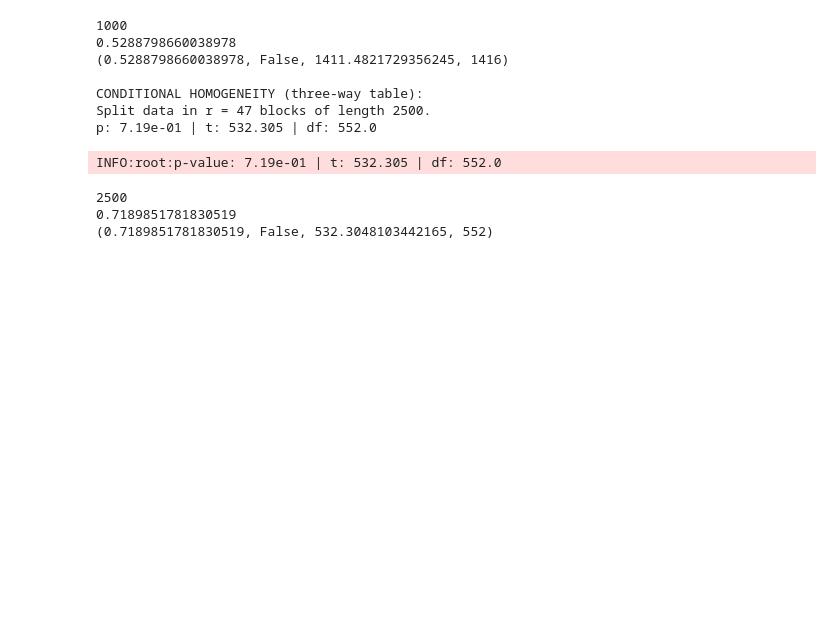
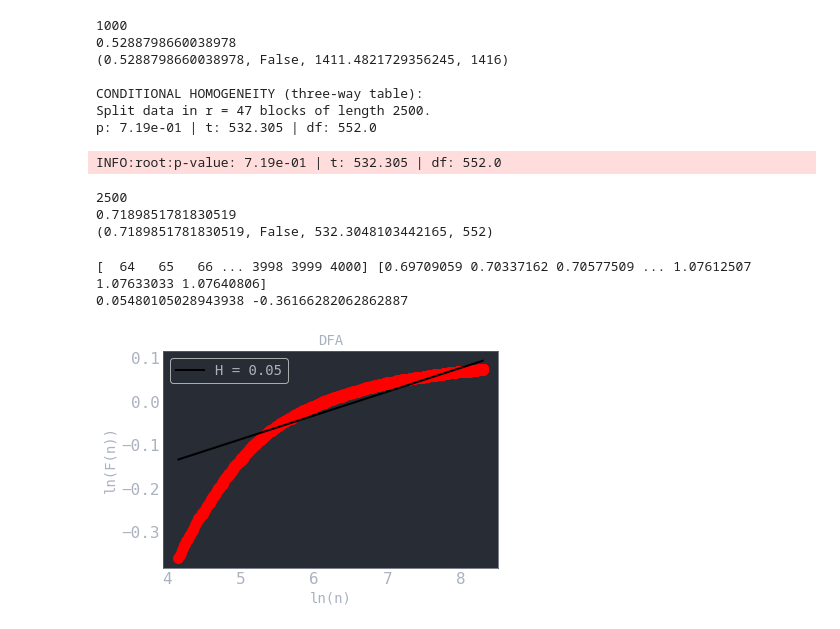
Before and after one commit to jajcayn/eeg_latent_space, a Jupyter notebook: notebooks/test_dynsystems_measures.ipynb, the cells around one changed output. Drawn from its saved outputs; the diff is of its cells as text; code cells hidden in the pictures; blank space fills up the shorter version.

```diff
--- a/notebooks/test_dynsystems_measures.ipynb
+++ b/notebooks/test_dynsystems_measures.ipynb
@@ -610,24 +636,31 @@ INFO:root:p-value: 7.19e-01 | t: 532.305 | df: 552.0
 0.7189851781830519
 (0.7189851781830519, False, 532.3048103442165, 552)
 # %%
+dt = 1.0 / 250.0
+
+
 pydfa = fathon.DFA(all_segmentations_subjectwise[0][0])
 
 winSizes = fu.linRangeByStep(int(0.256 / dt), int(16.0 / dt))
 revSeg = True
 polOrd = 5
 
 n, F = pydfa.computeFlucVec(winSizes, revSeg=revSeg, polOrd=polOrd)
 print(n, F)
 H, H_intercept = pydfa.fitFlucVec()
 print(H, H_intercept)
 
 plt.plot(np.log(n), np.log(F), "ro")
 plt.plot(np.log(n), H_intercept + H * np.log(n), "k-", label="H = {:.2f}".format(H))
 plt.xlabel("ln(n)", fontsize=14)
 plt.ylabel("ln(F(n))", fontsize=14)
 plt.title("DFA", fontsize=14)
 plt.legend(loc=0, fontsize=14)
 plt.show()
+# %% [output]
+[  64   65   66 ... 3998 3999 4000] [0.69709059 0.70337162 0.70577509 ... 1.07612507 1.07633033 1.07640806]
+0.05480105028943938 -0.36166282062862887
+[figure, added]
 # %%
 limits_list = np.array([[64, 128], [128, 2048], [2048, 4000]], dtype=int)
 list_H, list_H_intercept = pydfa.multiFitFlucVec(limits_list)
```
Also changed, not shown: parts of 10 cells of this notebook, 3 other files.
